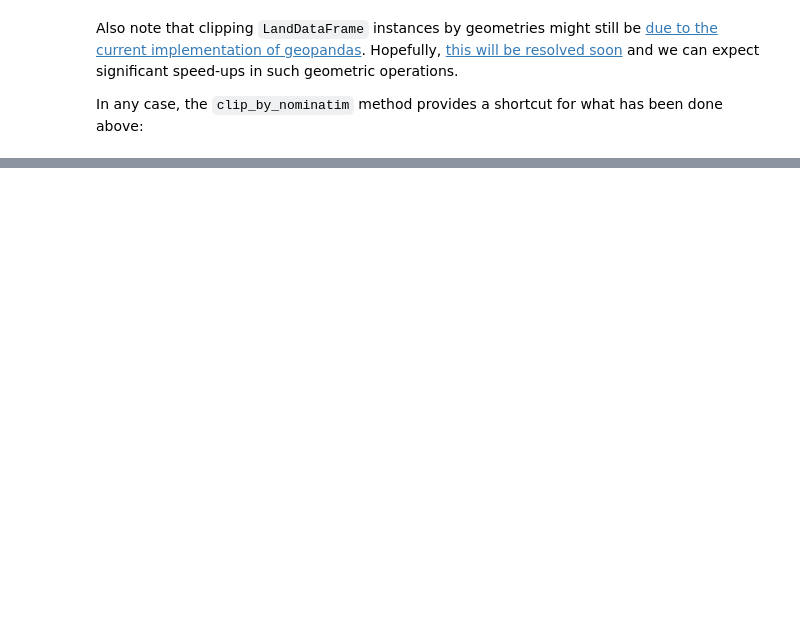
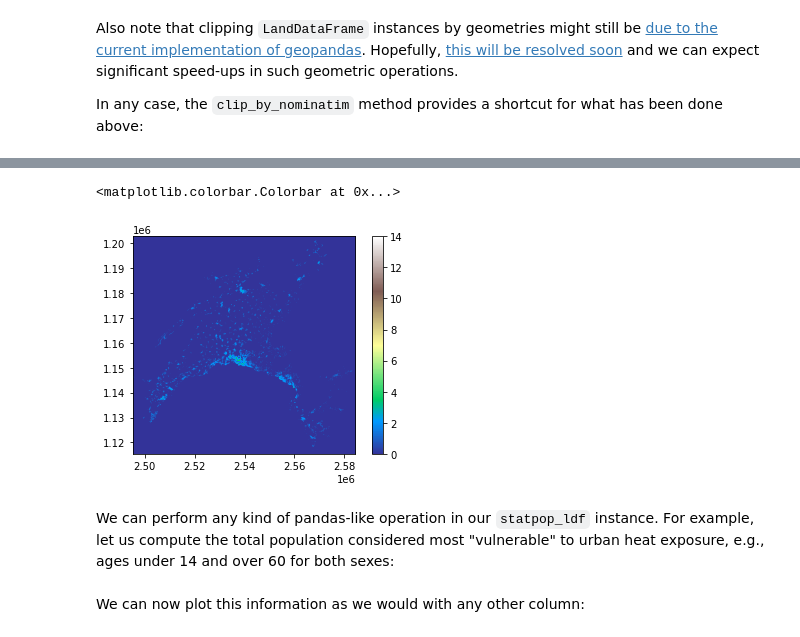
Before and after one commit to martibosch/swisslandstats-geopy, a Jupyter notebook: examples/overview.ipynb, the cells around one changed output, grey strips where cells are left out. Cells and saved outputs as stored; diff of their text form; code cells hidden in the pictures; blank space fills up the shorter version.

Commit message:
added statpop example

```diff
--- a/examples/overview.ipynb
+++ b/examples/overview.ipynb
@@ -109,0 +125,4 @@ same_subset_ldf.plot('AS09R_4', cmap=sls.noas04_4_cmap)
+# %%
+statpop_ldf = sls.read_csv('data/statpop/STATPOP2018.csv', x_column='E_KOORD',
+                           y_column='N_KOORD')
+statpop_ldf.head()
@@ -109,0 +140,2 @@ same_subset_ldf.plot('AS09R_4', cmap=sls.noas04_4_cmap)
+# %%
+statpop_ldf = statpop_ldf.clip_by_nominatim('Vaud, Switzerland')
@@ -109,0 +146,8 @@ same_subset_ldf.plot('AS09R_4', cmap=sls.noas04_4_cmap)
+# %%
+ax = statpop_ldf.plot('B18BM14')
+plt.colorbar(ax.get_images()[0])
+# %% [output]
+<matplotlib.colorbar.Colorbar at 0x...>
+[figure, added]
+# %% [markdown]
+We can perform any kind of pandas-like operation in our `statpop_ldf` instance. For example, let us compute the total population considered most "vulnerable" to urban heat exposure, e.g., ages under 14 and over 60 for both sexes:
@@ -109,0 +160,2 @@ same_subset_ldf.plot('AS09R_4', cmap=sls.noas04_4_cmap)
+# %% [markdown]
+We can now plot this information as we would with any other column:
```
Also changed, not shown: parts of 17 cells of this notebook, 1 other file.
